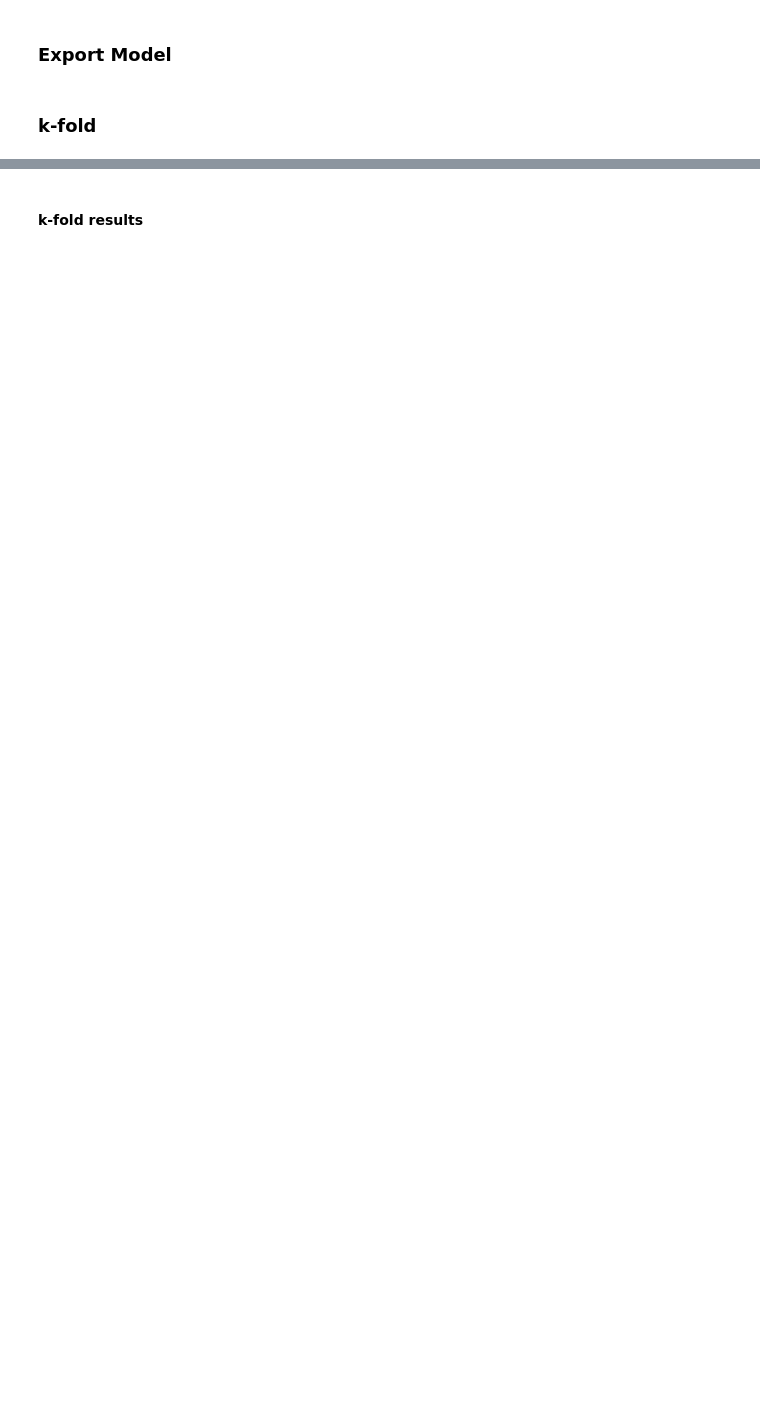
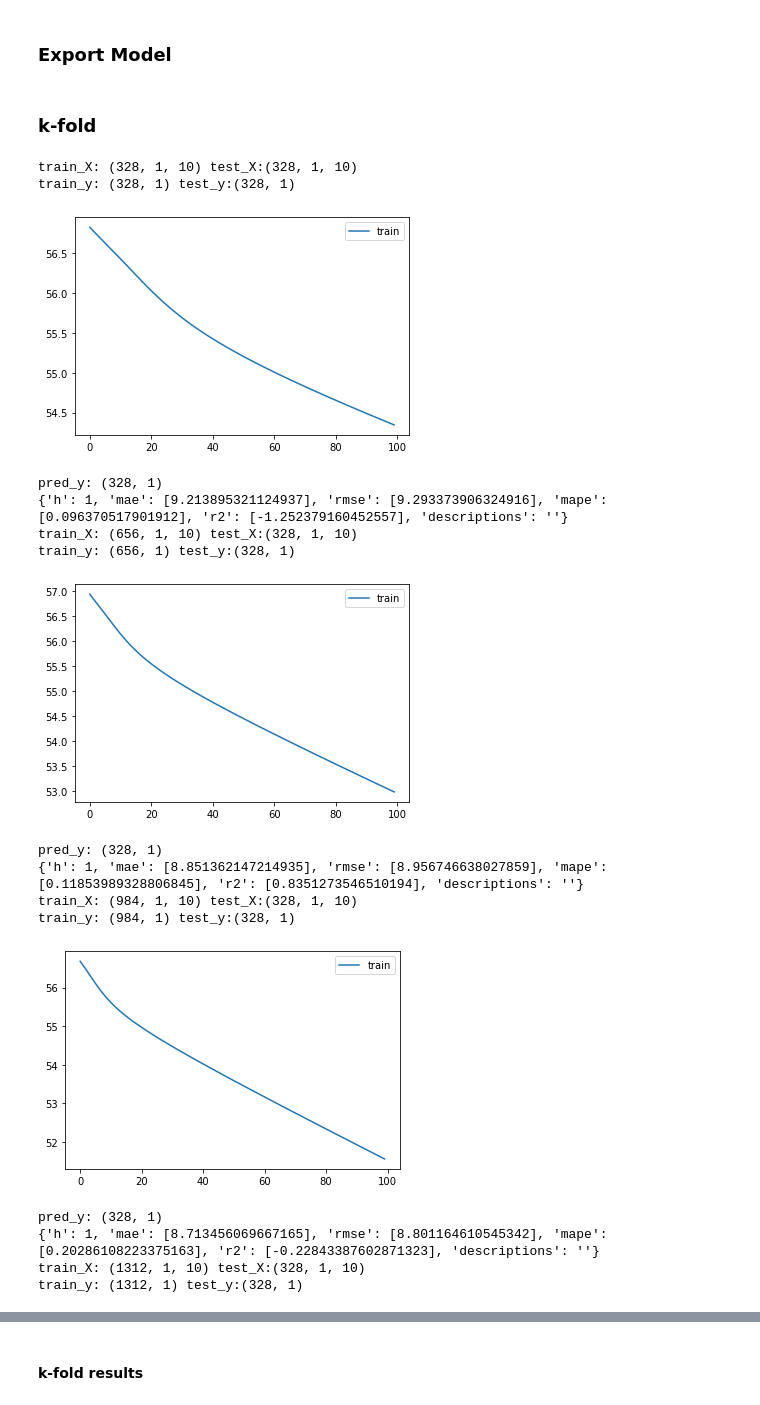
Before and after one commit to ben-edde/LIMA, a Jupyter notebook: model/bench.ipynb, the cells around one changed output, grey strips where cells are left out. Cells and saved outputs as stored; diff of their text form; code cells hidden in the pictures; blank space fills up the shorter version.

```diff
--- a/model/bench.ipynb
+++ b/model/bench.ipynb
@@ -1052,6 +1025,7 @@ try:
     df_forecast_error = pd.DataFrame(
         columns=['h', 'mae', 'rmse', 'mape', 'descriptions'])
     for train_idx, test_idx in cv.split(y):
+
         # split train/test set for emb,X,y
         train_X = X[train_idx,:]
         test_X = X[test_idx,:]
@@ -1077,25 +1051,30 @@ try:
         print(f"train_X: {train_X.shape} test_X:{test_X.shape}")
         print(f"train_y: {train_y.shape} test_y:{test_y.shape}")
 
-        # model = Model(inputs=ts_inputs, outputs=ts_model)
+        ts_inputs = Input(shape=(step_size,train_X.shape[-1]))
+        ts_model=Reshape((step_size,train_X.shape[-1]))(ts_inputs)
+        ts_model=SimpleRNN(1,return_sequences=False)(ts_model)
+        ts_model =Dense(1)(ts_model)
+
+        model = Model(inputs=ts_inputs, outputs=ts_model)
         # model = Model(inputs=emb_inputs, outputs=emb_model)
         # model = Model(inputs=[ts_model.input,emb_model.input], outputs=combined_model)
-        # model.compile(loss='mae', optimizer=opt)
+        model.compile(loss='mae', optimizer='adam')
         # model.compile(loss='msle', optimizer=Adam(0.0005))
         # model.compile(loss='log_cosh', optimizer=Adam(0.0002))
-        # history = model.fit(x=train_X, y=train_y, epochs=80, batch_size=100, validation_data=(test_X, test_y), verbose=0, shuffle=False)
+        history = model.fit(x=train_X, y=train_y, epochs=100, batch_size=50, verbose=0, shuffle=False)
         # history = model.fit(x=train_emb, y=train_y, epochs=80, batch_size=100, validation_data=(test_emb, test_y), verbose=0, shuffle=False)
-        history = model.fit(x=[train_X,train_emb], y=train_y, epochs=80, batch_size=40, validation_data=([test_X,test_emb], test_y), verbose=0, shuffle=False)
+        # history = model.fit(x=[train_X,train_emb], y=train_y, epochs=80, batch_size=40, validation_data=([test_X,test_emb], test_y), verbose=0, shuffle=False)
 
         # plot history
         pyplot.plot(history.history['loss'], label='train')
-        pyplot.plot(history.history['val_loss'], label='test')
+        # pyplot.plot(history.history['val_loss'], label='test')
         pyplot.legend()
         pyplot.show()
 
-        # pred_y = model.predict(test_X)
+        pred_y = model.predict(test_X)
         # pred_y = model.predict(test_emb)
-        pred_y = model.predict([test_X,test_emb])
+        # pred_y = model.predict([test_X,test_emb])
         print(f"pred_y: {pred_y.shape}")
 
         # scale
@@ -1109,31 +1088,54 @@ try:
         # forecast_error = evaluate_series(test_y.reshape(-1, 1), pred_y.reshape(-1, 1), h)
         print(forecast_error)
         df_forecast_error = df_forecast_error.append(
             pd.DataFrame(forecast_error), ignore_index=True)
+        random.seed(seed_value)
+        np.random.seed(seed_value)
+        tf.random.set_seed(seed_value)
+        del model
+        tf.keras.backend.clear_session()
+
     mae = df_forecast_error["mae"]
     rmse = df_forecast_error["rmse"]
     mape = df_forecast_error["mape"]
     k = cv.get_n_splits()
     msg = f"""
     Forecast Error ({k}-fold cross-validation)
     X: {X.shape}
     y: {y.shape}
     h= {h}
-    Model: {model.__class__.__name__}
     MAE = {mae.mean():.6f} +/- {mae.std():.3f}
     RMSE = {rmse.mean():.6f} +/- {rmse.std():.3f}
     MAPE = {mape.mean():.6f} +/- {mape.std():.3f}
     """
     print(msg)
     logging.info(msg)
     evaluation_result = {
         'h': h,
         'mae': [mae.mean()],
         'rmse': [rmse.mean()],
         'mape': [mape.mean()],
         'descriptions': [msg]
     }
 except Exception as e:
     logging.exception("EXCEPTION: %s", e, exc_info=True)
 tf.keras.backend.clear_session()
 tf.random.set_seed(seed_value)
+# %% [output]
+train_X: (328, 1, 10) test_X:(328, 1, 10)
+train_y: (328, 1) test_y:(328, 1)
+[figure, added]
+pred_y: (328, 1)
+{'h': 1, 'mae': [9.213895321124937], 'rmse': [9.293373906324916], 'mape': [0.096370517901912], 'r2': [-1.252379160452557], 'descriptions': ''}
+train_X: (656, 1, 10) test_X:(328, 1, 10)
+train_y: (656, 1) test_y:(328, 1)
+[figure, added]
+pred_y: (328, 1)
+{'h': 1, 'mae': [8.851362147214935], 'rmse': [8.956746638027859], 'mape': [0.11853989328806845], 'r2': [0.8351273546510194], 'descriptions': ''}
+train_X: (984, 1, 10) test_X:(328, 1, 10)
+train_y: (984, 1) test_y:(328, 1)
+[figure, added]
+pred_y: (328, 1)
+{'h': 1, 'mae': [8.713456069667165], 'rmse': [8.801164610545342], 'mape': [0.20286108223375163], 'r2': [-0.22843387602871323], 'descriptions': ''}
+train_X: (1312, 1, 10) test_X:(328, 1, 10)
+train_y: (1312, 1) test_y:(328, 1)
```
Also changed, not shown: parts of 24 cells of this notebook.
